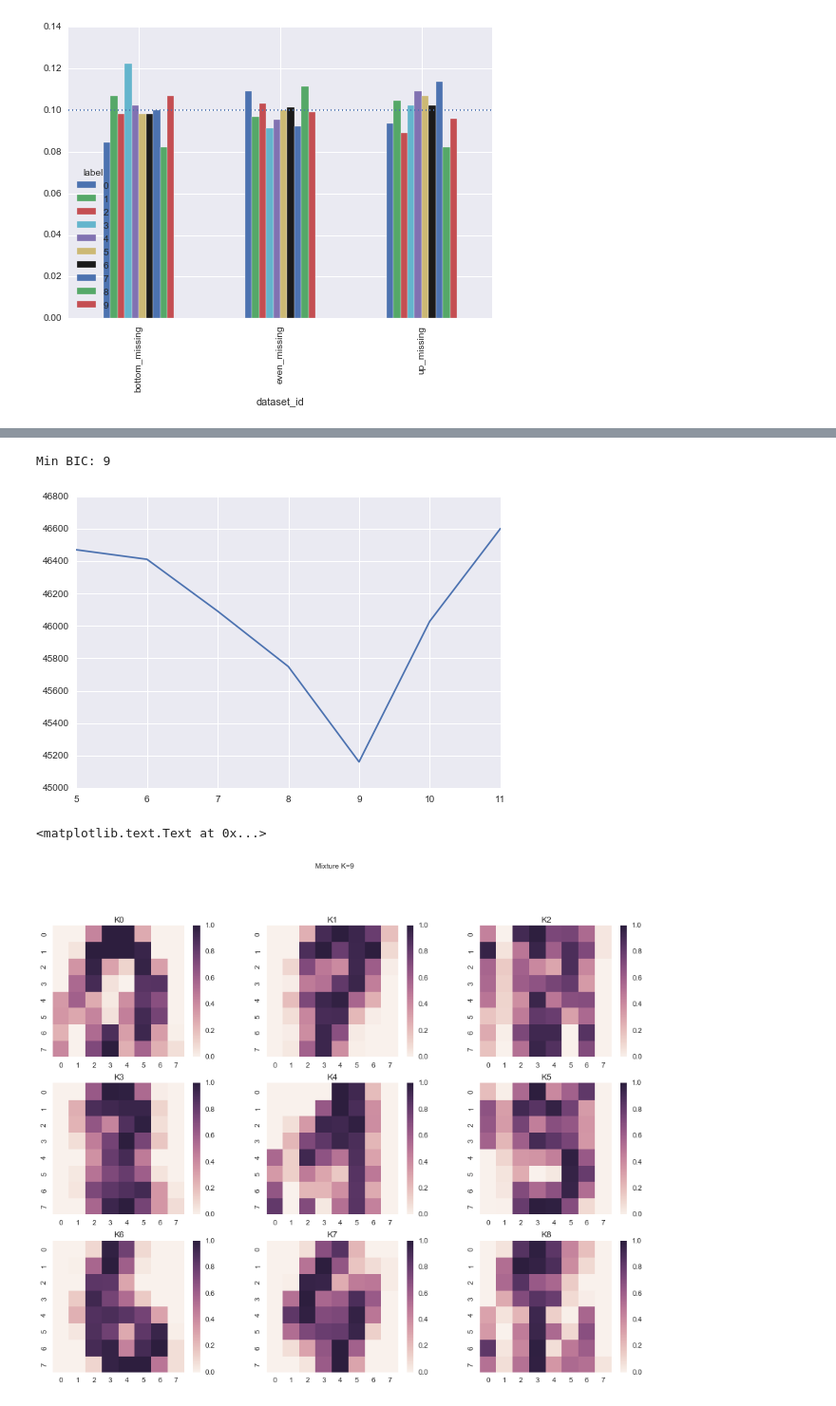
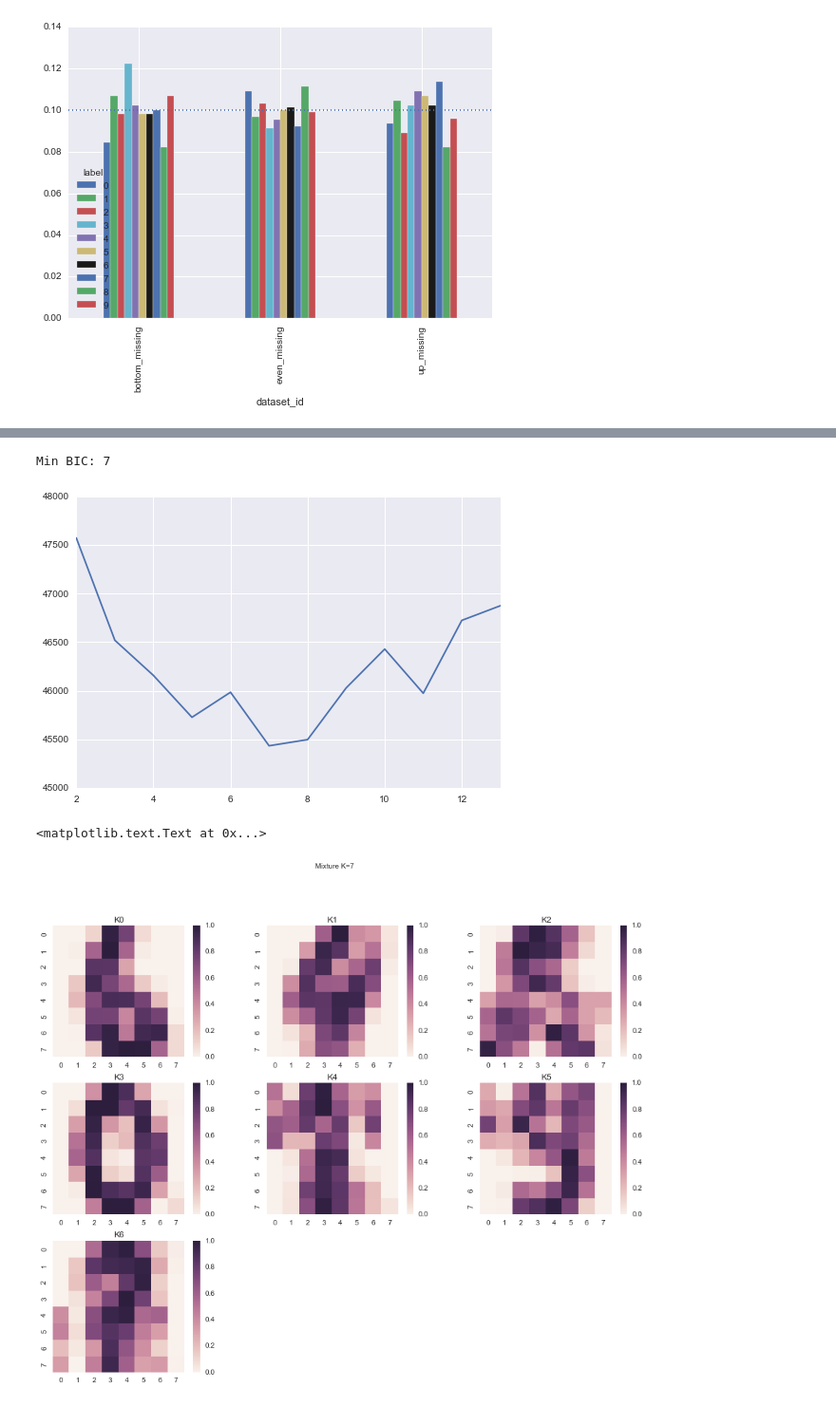
Before and after one commit to lukauskas/bernoulli-mixture-model, a Jupyter notebook: notebooks/Proof of Concept (digits dataset).ipynb, the cells around one changed output, grey strips where cells are left out. Shown at 95% size. Cells and saved outputs as stored; diff of their text form; code cells hidden in the pictures.

```diff
--- a/notebooks/Proof of Concept (digits dataset).ipynb
+++ b/notebooks/Proof of Concept (digits dataset).ipynb
@@ -89,4 +90,5 @@ Wall time: 1min 44s
 # %%
 results['BIC'].plot()
-print('Min BIC: {}'.format(results['BIC'].argmin()))
+best_k = results['BIC'].argmin()
+print('Min BIC: {}'.format(best_k))
 # %% [output]
@@ -95,5 +97,5 @@ Min BIC: 9
 # %%
-best_mixture = mixtures[results['BIC'].argmin()]
+best_mixture = mixtures[best_k]
 plt.figure(figsize=(15,15))
 for j, (component, row) in enumerate(best_mixture.emission_probabilities.iterrows(), start=1):
     plt.subplot(4,3,j)
@@ -120,9 +122,10 @@ plt.axhline(0.1, linestyle=':')
 %%time
 from bernoullimix.n_components_search import search_k
 
-mixtures_uc, results_uc = search_k(K_RANGE_TO_SEARCH,
+results_uc, mixtures_uc = search_k(K_RANGE_TO_SEARCH,
                                    training_data,
-                                   components_per_k=N_MIXTURES_TO_SEARCH_FOR_EACH_K,
+                                   mixtures_per_k=N_MIXTURES_TO_SEARCH_FOR_EACH_K,
                                    random_state=RANDOM_STATE,
+                                   n_jobs=CPUS_TO_USE,
                                    verbose=False, eps=EPSILON, n_iter=None)
 # %% [output]
@@ -131,20 +134,21 @@ Wall time: 57.8 s
 # %%
 results_uc['BIC'].plot()
-print('Min BIC: {}'.format(results_uc['BIC'].argmin()))
+best_uc = results_uc['BIC'].argmin()
+print('Min BIC: {}'.format(best_uc))
 # %% [output]
-Min BIC: 9
+Min BIC: 7
-[figure, old version]
+[figure, new version]
 # %%
-best_mixture_uc = mixtures_uc[results_uc['BIC'].argmin()]
+best_mixture_uc = mixtures_uc[best_uc]
 plt.figure(figsize=(15,15))
 for j, (component, row) in enumerate(best_mixture_uc.emission_probabilities.iterrows(), start=1):
     plt.subplot(4,3,j)
     draw_digit(row)
     plt.title(component)
 plt.suptitle('Mixture K={}'.format(best_mixture_uc.n_components))
 # %% [output]
 <matplotlib.text.Text at 0x...>
-[figure, old version]
+[figure, new version]
 # %%
 best_mixture_uc.mixing_coefficients.T.plot(kind='bar')
 # %% [output]
```
Also changed, not shown: parts of 9 cells of this notebook.
